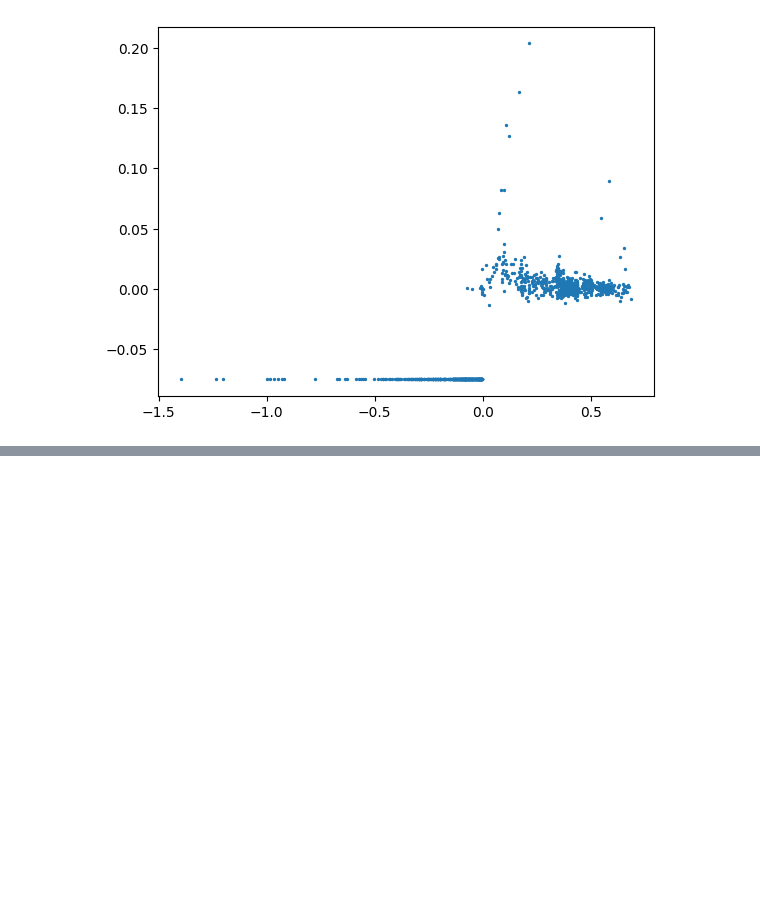
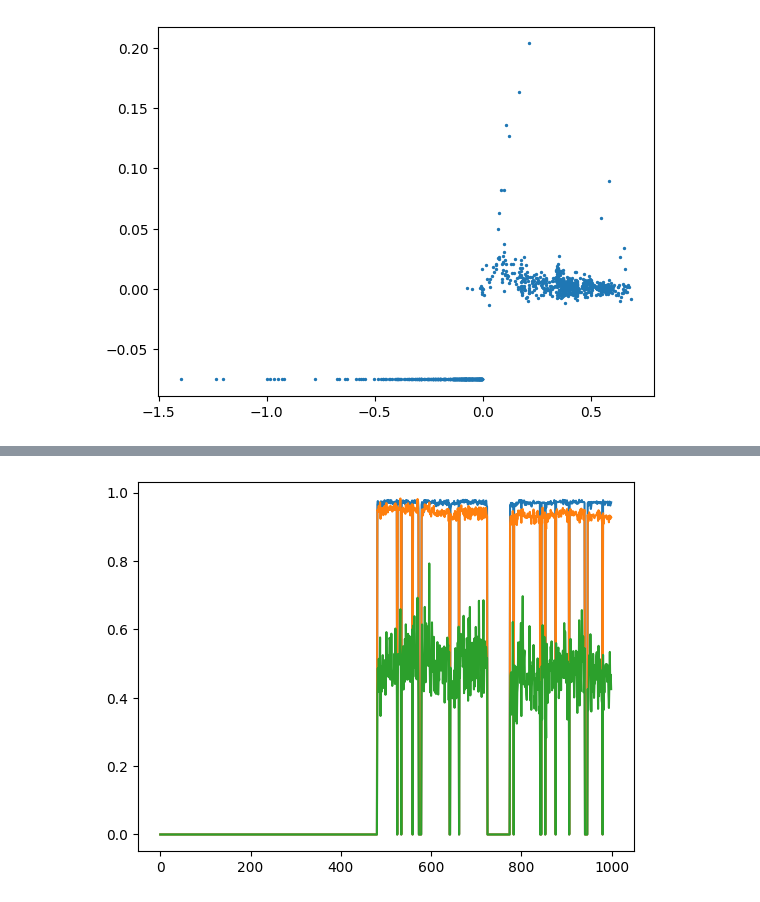
Before and after one commit to colinstephen/topological_divergences, a Jupyter notebook: experiments2.ipynb, the cells around one changed output, grey strips where cells are left out. Cells and saved outputs as stored; diff of their text form; code cells hidden in the pictures; blank space fills up the shorter version.

```diff
--- a/experiments2.ipynb
+++ b/experiments2.ipynb
@@ -345,2 +368,2 @@ op_graphs = [ordinal_partition_graph(ts, n=3, tau=2) for ts in logistic_data.tra
 # %%
-op_graphs_A = [remove_zeros(A) for A in op_graphs]
+distance_matrices = [DistanceMatrix(A) for A in knn_graphs]
@@ -353,0 +370,2 @@ plt.show()
+# %%
+knn_diagrams = [PH_network(D) for D in distance_matrices]
@@ -353,0 +376,5 @@ plt.show()
+# %%
+knn_stats = [point_summaries(diagram, A) for diagram, A in zip(knn_diagrams, knn_graphs)]
+# %%
+knn_stats = np.array(knn_stats)
+knn_stats = np.nan_to_num(knn_stats)
@@ -353,0 +391,5 @@ plt.show()
+# %%
+plt.plot(knn_stats)
+plt.show()
+# %% [output]
+[figure, added]
```
Also changed, not shown: parts of 10 cells of this notebook.
